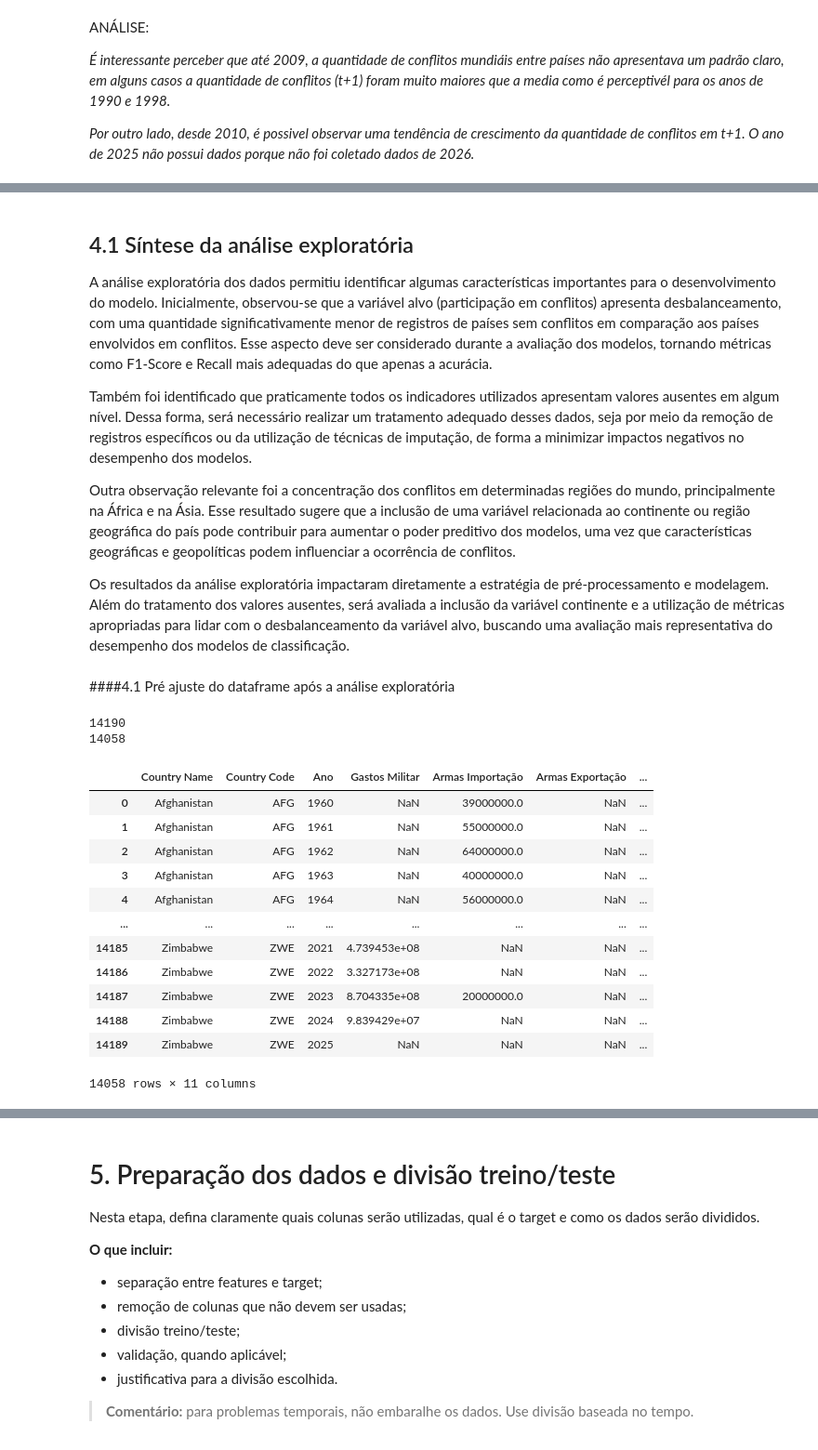
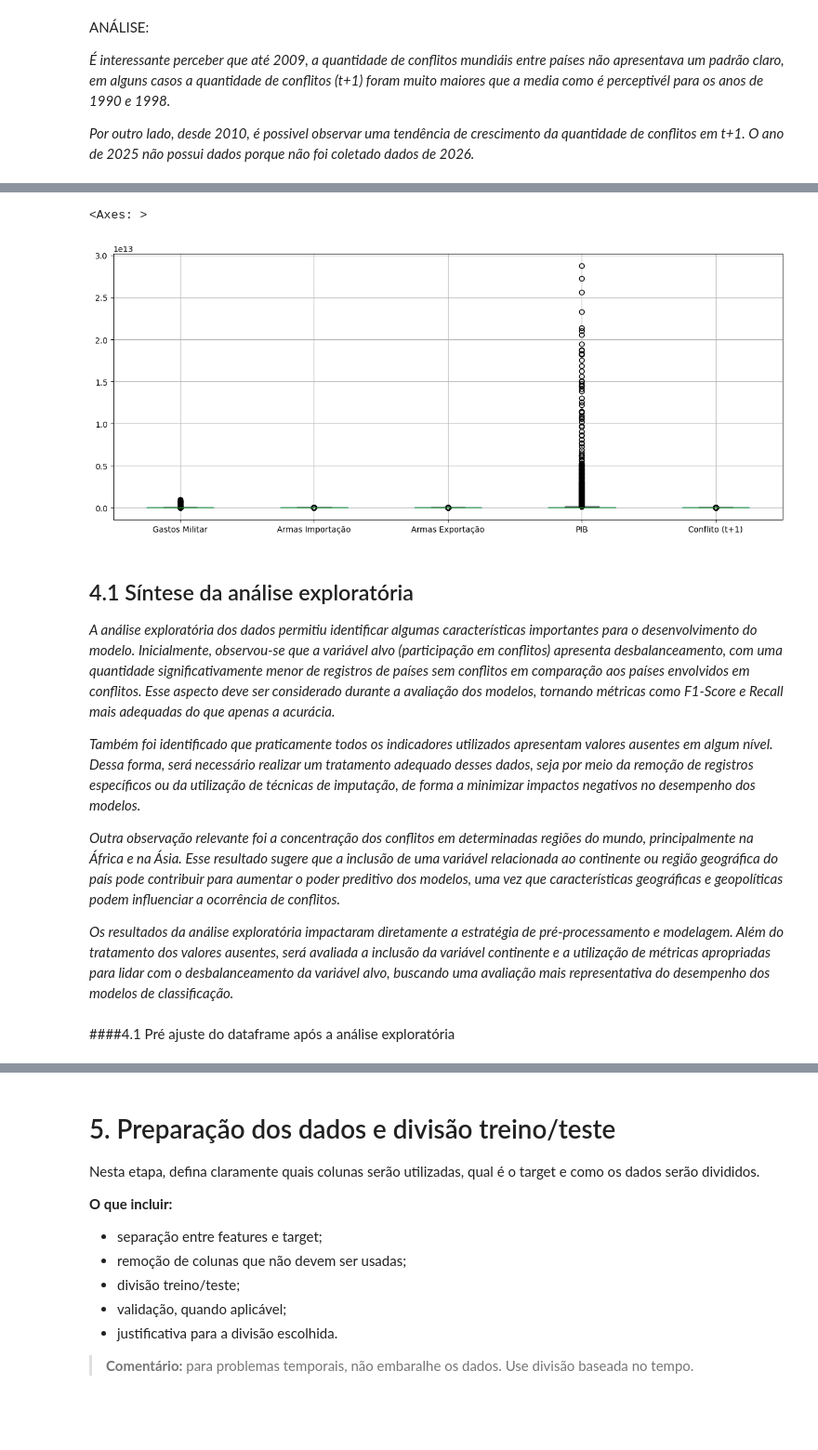
Before and after one commit to marcelastein/MVP-Classificacao_conflitos_militares, a Jupyter notebook: MVP_ML_Classificacao_de_conflitos.ipynb, the cells around one changed output, grey strips where cells are left out. Shown at 93% size. Saved outputs shown, nothing was run; the diff lists cells and outputs as text; code cells hidden in the pictures; blank space fills up the shorter version.

```diff
--- a/MVP_ML_Classificacao_de_conflitos.ipynb
+++ b/MVP_ML_Classificacao_de_conflitos.ipynb
@@ -626,44 +633,30 @@ ANÁLISE:
+# %%
+df_base[num_cols].boxplot(
+    figsize=(15,6)
+)
+# %% [output]
+<Axes: >
+[figure, added]
 # %% [markdown]
 ## 4.1 Síntese da análise exploratória
 
-A análise exploratória dos dados permitiu identificar algumas características importantes para o desenvolvimento do modelo. Inicialmente, observou-se que a variável alvo (participação em conflitos) apresenta desbalanceamento, com uma quantidade significativamente menor de registros de países sem conflitos em comparação aos países envolvidos em conflitos. Esse aspecto deve ser considerado durante a avaliação dos modelos, tornando métricas como F1-Score e Recall mais adequadas do que apenas a acurácia.
+*A análise exploratória dos dados permitiu identificar algumas características importantes para o desenvolvimento do modelo. Inicialmente, observou-se que a variável alvo (participação em conflitos) apresenta desbalanceamento, com uma quantidade significativamente menor de registros de países sem conflitos em comparação aos países envolvidos em conflitos. Esse aspecto deve ser considerado durante a avaliação dos modelos, tornando métricas como F1-Score e Recall mais adequadas do que apenas a acurácia.*
 
-Também foi identificado que praticamente todos os indicadores utilizados apresentam valores ausentes em algum nível. Dessa forma, será necessário realizar um tratamento adequado desses dados, seja por meio da remoção de registros específicos ou da utilização de técnicas de imputação, de forma a minimizar impactos negativos no desempenho dos modelos.
+*Também foi identificado que praticamente todos os indicadores utilizados apresentam valores ausentes em algum nível. Dessa forma, será necessário realizar um tratamento adequado desses dados, seja por meio da remoção de registros específicos ou da utilização de técnicas de imputação, de forma a minimizar impactos negativos no desempenho dos modelos.*
 
-Outra observação relevante foi a concentração dos conflitos em determinadas regiões do mundo, principalmente na África e na Ásia. Esse resultado sugere que a inclusão de uma variável relacionada ao continente ou região geográfica do país pode contribuir para aumentar o poder preditivo dos modelos, uma vez que características geográficas e geopolíticas podem influenciar a ocorrência de conflitos.
+*Outra observação relevante foi a concentração dos conflitos em determinadas regiões do mundo, principalmente na África e na Ásia. Esse resultado sugere que a inclusão de uma variável relacionada ao continente ou região geográfica do país pode contribuir para aumentar o poder preditivo dos modelos, uma vez que características geográficas e geopolíticas podem influenciar a ocorrência de conflitos.*
 
-Os resultados da análise exploratória impactaram diretamente a estratégia de pré-processamento e modelagem. Além do tratamento dos valores ausentes, será avaliada a inclusão da variável continente e a utilização de métricas apropriadas para lidar com o desbalanceamento da variável alvo, buscando uma avaliação mais representativa do desempenho dos modelos de classificação.
+*Os resultados da análise exploratória impactaram diretamente a estratégia de pré-processamento e modelagem. Além do tratamento dos valores ausentes, será avaliada a inclusão da variável continente e a utilização de métricas apropriadas para lidar com o desbalanceamento da variável alvo, buscando uma avaliação mais representativa do desempenho dos modelos de classificação.*
 # %% [markdown]
 ####4.1 Pré ajuste do dataframe após a análise exploratória
 # %%
-print(len(df_base))
 #Eliminar países que não possuíem nenhuma informação
 #selecionar as colunas
 colunas= df_base.columns[3:-1]
 #Selecionar os países com imformação
 paises_validos = (df_base.groupby("Country Name")[colunas].apply(lambda x: x.notna().any().any()))
 #eliminar os países sem informação do dataset
-df_base = df_base[df_base["Country Name"].isin(paises_validos[paises_validos].index)
-]
+df_base = df_base[df_base["Country Name"].isin(paises_validos[paises_validos].index)]
-# %% [output]
-14190
-14058
 # %%
 #Incluir uma coluna continente
 df_base["Continente"] = (df_base["Country Code"].apply(obter_continente))
-# %%
-df_base
-# %% [output]
-|  | Country Name | Country Code | Ano | Gastos Militar | Armas Importação | Armas Exportação | ... |
-| 0 | Afghanistan | AFG | 1960 | NaN | 39000000.0 | NaN | ... |
-| 1 | Afghanistan | AFG | 1961 | NaN | 55000000.0 | NaN | ... |
-| 2 | Afghanistan | AFG | 1962 | NaN | 64000000.0 | NaN | ... |
-| 3 | Afghanistan | AFG | 1963 | NaN | 40000000.0 | NaN | ... |
-| 4 | Afghanistan | AFG | 1964 | NaN | 56000000.0 | NaN | ... |
-| ... | ... | ... | ... | ... | ... | ... | ... |
-| 14185 | Zimbabwe | ZWE | 2021 | 4.739453e+08 | NaN | NaN | ... |
-| 14186 | Zimbabwe | ZWE | 2022 | 3.327173e+08 | NaN | NaN | ... |
-| 14187 | Zimbabwe | ZWE | 2023 | 8.704335e+08 | 20000000.0 | NaN | ... |
-| 14188 | Zimbabwe | ZWE | 2024 | 9.839429e+07 | NaN | NaN | ... |
-| 14189 | Zimbabwe | ZWE | 2025 | NaN | NaN | NaN | ... |
-14058 rows × 11 columns
```
Also changed, not shown: parts of 11 cells of this notebook.
